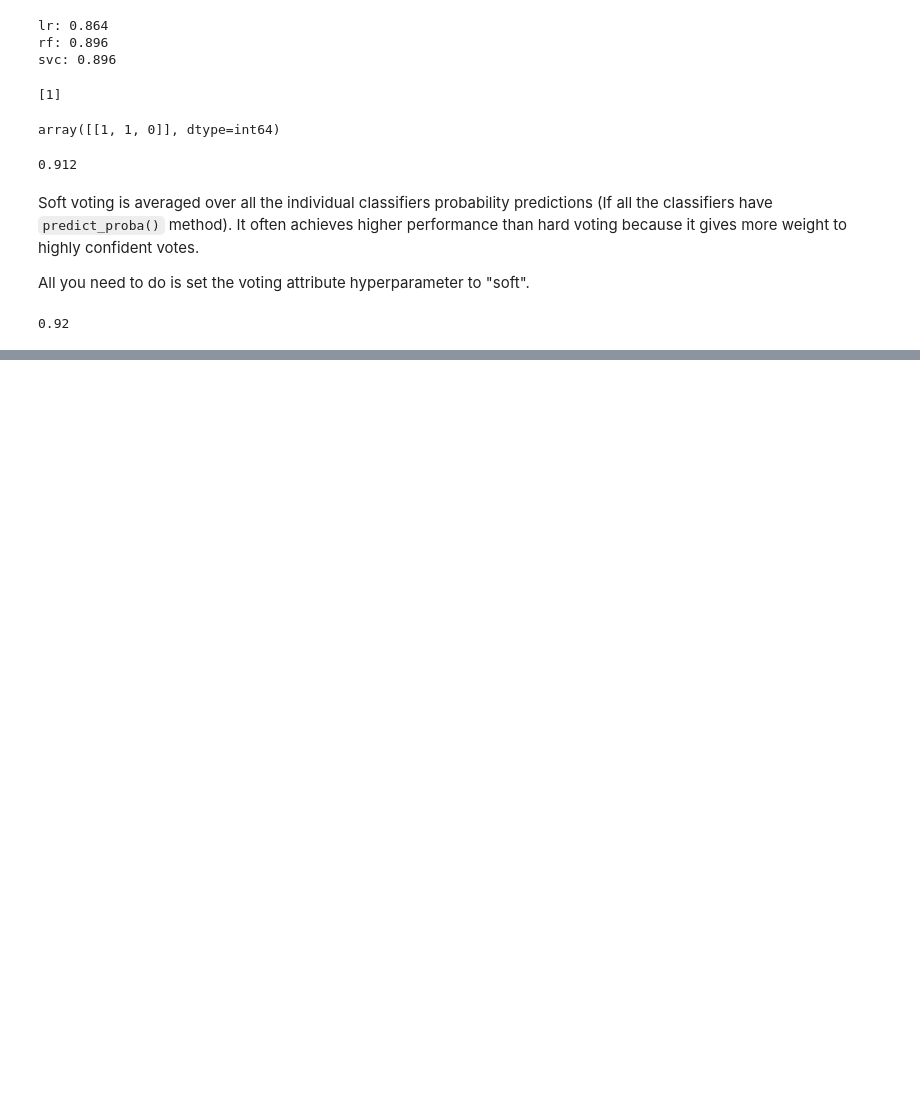
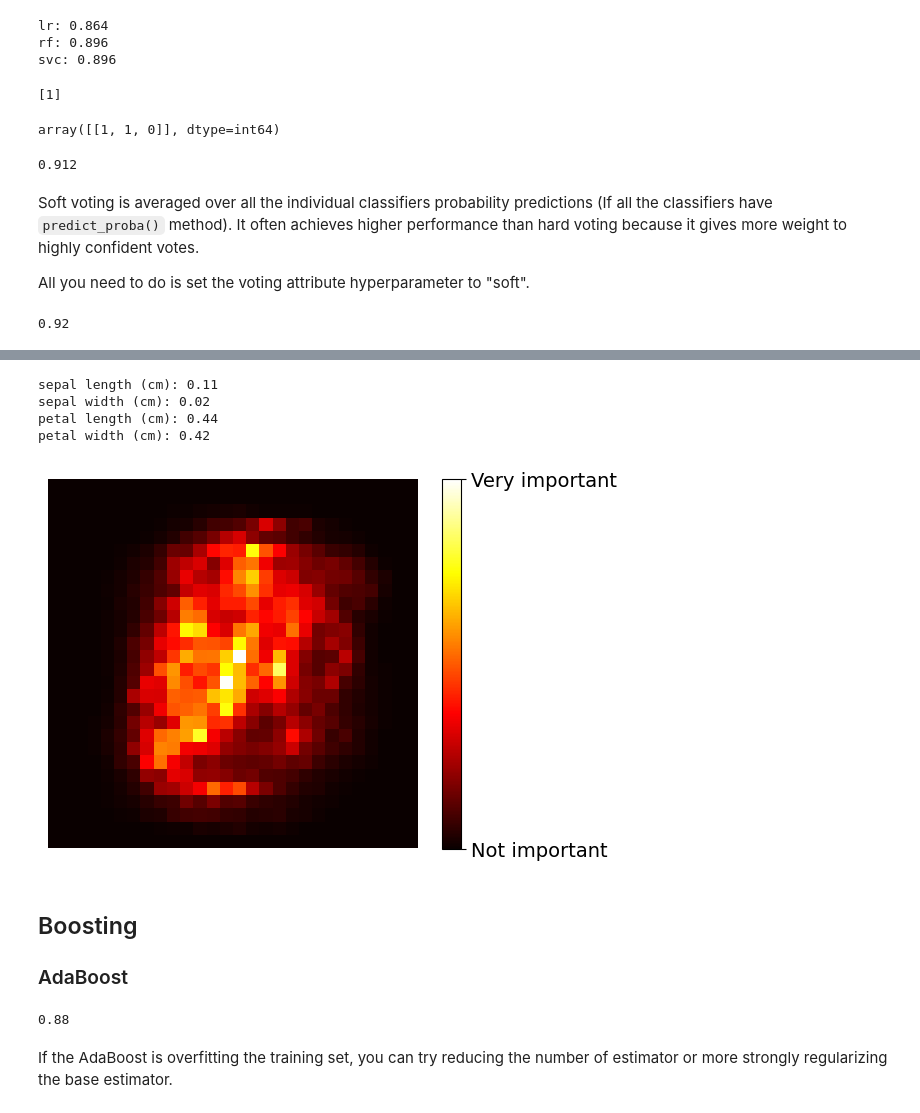
Before and after one commit to thangquang09/Basic-MachineLearning, a Jupyter notebook: Chapter 7. Ensemble Learning and Random Forests/ELandRF.ipynb, the cells around one changed output, grey strips where cells are left out. Drawn from its saved outputs; the diff is of its cells as text; code cells hidden in the pictures; blank space fills up the shorter version.

Commit message:
note_ipynb(Chapter7 - boosting): add Ada boost

```diff
--- a/Chapter 7. Ensemble Learning and Random Forests/ELandRF.ipynb
+++ b/Chapter 7. Ensemble Learning and Random Forests/ELandRF.ipynb
@@ -62,0 +140,47 @@ voting_clf.score(X_test, y_test)
+# %%
+from sklearn.datasets import load_iris
+
+iris = load_iris(as_frame=True)
+rnd_clf = RandomForestClassifier(n_estimators=500, n_jobs=-1, random_state=42)
+rnd_clf.fit(iris.data, iris.target)
+
+for score, name in zip(rnd_clf.feature_importances_, iris.feature_names):
+    print(f"{name}: {round(score, 2)}")
+# %% [output]
+sepal length (cm): 0.11
+sepal width (cm): 0.02
+petal length (cm): 0.44
+petal width (cm): 0.42
+# %%
+# draw heat map of feature importances of mnist dataset
+from sklearn.datasets import fetch_openml
+X_mnist, y_mnist = fetch_openml("mnist_784", return_X_y=True, as_frame=False, parser="auto")
+
+rnd_clf = RandomForestClassifier(n_estimators=100, random_state=42)
+rnd_clf.fit(X_mnist, y_mnist)
+
+heatmap_image = rnd_clf.feature_importances_.reshape(28, 28)
+plt.imshow(heatmap_image, cmap="hot")
+cbar = plt.colorbar(ticks=[rnd_clf.feature_importances_.min(),
+                           rnd_clf.feature_importances_.max()])
+cbar.ax.set_yticklabels(['Not important', 'Very important'], fontsize=14)
+plt.axis("off")
+plt.show()
+# %% [output]
+[figure, added]
+# %% [markdown]
+## Boosting
+
+### AdaBoost
+# %%
+from sklearn.ensemble import AdaBoostClassifier
+
+ada_clf = AdaBoostClassifier(
+    DecisionTreeClassifier(max_depth=1), n_estimators=30, learning_rate=0.5, random_state=42, algorithm="SAMME"
+)
+ada_clf.fit(X_train, y_train)
+accuracy_score(y_test, ada_clf.predict(X_test))
+# %% [output]
+0.88
+# %% [markdown]
+If the AdaBoost is overfitting the training set, you can try reducing the number of estimator or more strongly regularizing the base estimator.
```
Also changed, not shown: parts of 18 cells of this notebook, 2 other files.
